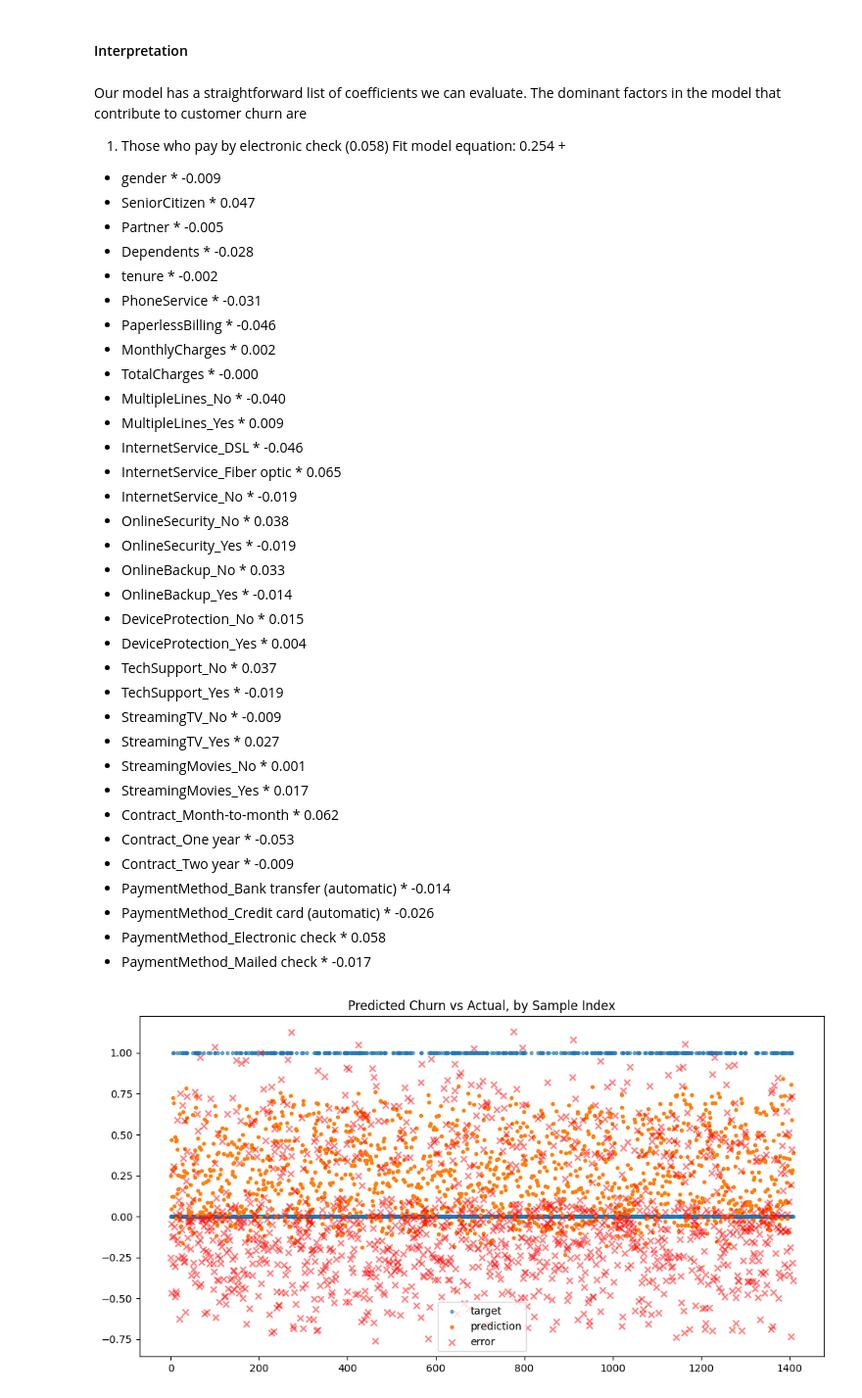
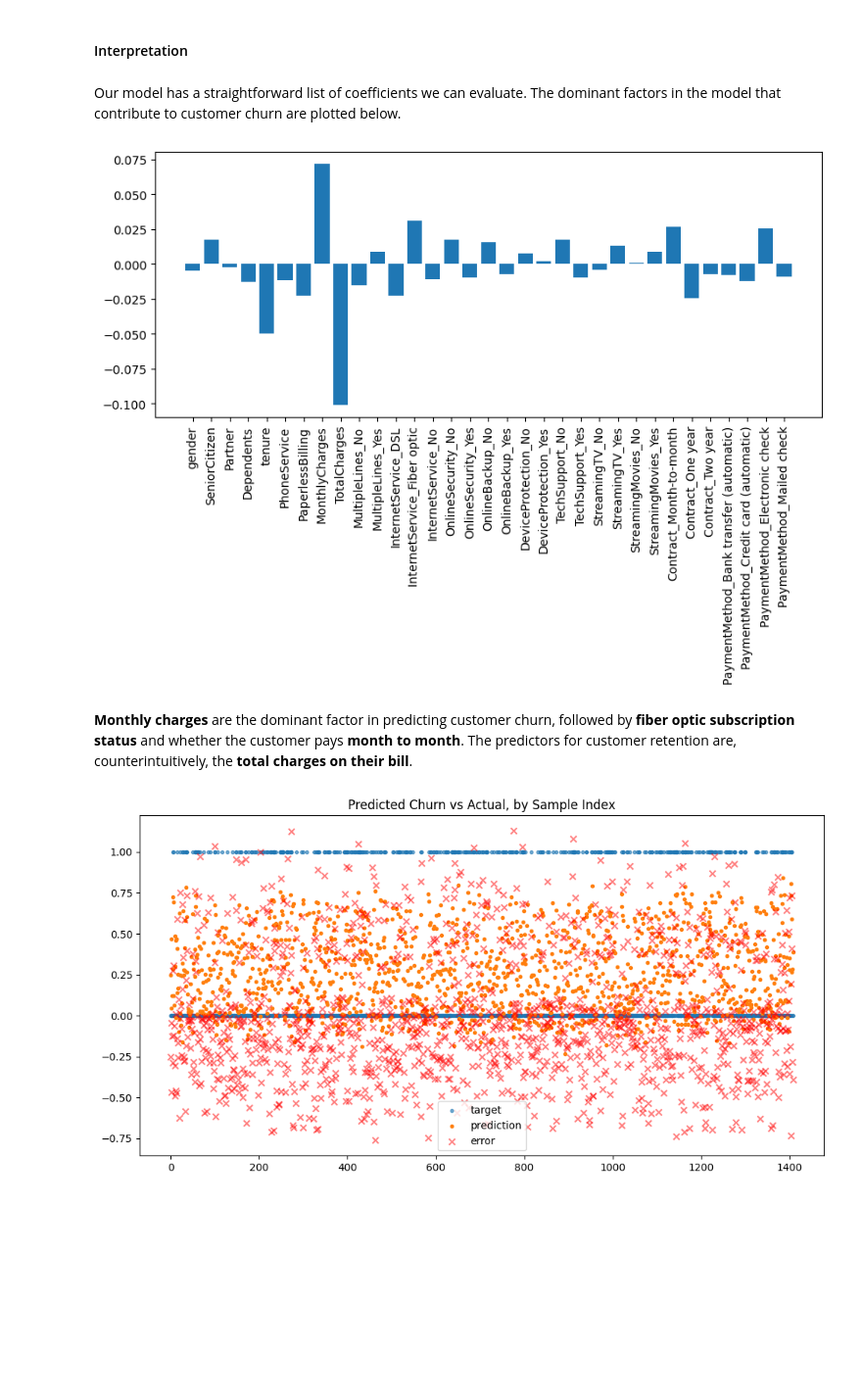
Before and after one commit to auto-d/linear-interp, a Jupyter notebook: linear-interp.ipynb, the cells around one changed output. Shown at 98% size. Cells and saved outputs as stored; diff of their text form; code cells hidden in the pictures; blank space fills up the shorter version.

```diff
--- a/linear-interp.ipynb
+++ b/linear-interp.ipynb
@@ -402,43 +413,16 @@ Text(0, 0.5, 'Prediction Error')
 # %% [markdown]
 #### Interpretation
 # %% [markdown]
-Our model has a straightforward list of coefficients we can evaluate. The dominant factors in the model that contribute to customer churn are
-1. Those who pay by electronic check (0.058)
-Fit model equation:
- 0.254 +
- + gender * -0.009
- + SeniorCitizen * 0.047
- + Partner * -0.005
- + Dependents * -0.028
- + tenure * -0.002
- + PhoneService * -0.031
- + PaperlessBilling * -0.046
- + MonthlyCharges * 0.002
- + TotalCharges * -0.000
- + MultipleLines_No * -0.040
- + MultipleLines_Yes * 0.009
- + InternetService_DSL * -0.046
- + InternetService_Fiber optic * 0.065
- + InternetService_No * -0.019
- + OnlineSecurity_No * 0.038
- + OnlineSecurity_Yes * -0.019
- + OnlineBackup_No * 0.033
- + OnlineBackup_Yes * -0.014
- + DeviceProtection_No * 0.015
- + DeviceProtection_Yes * 0.004
- + TechSupport_No * 0.037
- + TechSupport_Yes * -0.019
- + StreamingTV_No * -0.009
- + StreamingTV_Yes * 0.027
- + StreamingMovies_No * 0.001
- + StreamingMovies_Yes * 0.017
- + Contract_Month-to-month * 0.062
- + Contract_One year * -0.053
- + Contract_Two year * -0.009
- + PaymentMethod_Bank transfer (automatic) * -0.014
- + PaymentMethod_Credit card (automatic) * -0.026
- + PaymentMethod_Electronic check * 0.058
- + PaymentMethod_Mailed check * -0.017
+Our model has a straightforward list of coefficients we can evaluate. The dominant factors in the model that contribute to customer churn are plotted below.
+# %%
+plt.figure(figsize=(10,4))
+plt.bar(height=model.coef_,x=X.columns)
+plt.xticks(rotation=90)
+plt.show()
+# %% [output]
+[figure, added]
+# %% [markdown]
+**Monthly charges** are the dominant factor in predicting customer churn, followed by **fiber optic subscription status** and whether the customer pays **month to month**. The predictors for customer retention are, counterintuitively, the **total charges on their bill**.
 # %%
 def plot_preds(y, y_hat, title=None, n=1000):
     """
```
Also changed, not shown: parts of 22 cells of this notebook.
